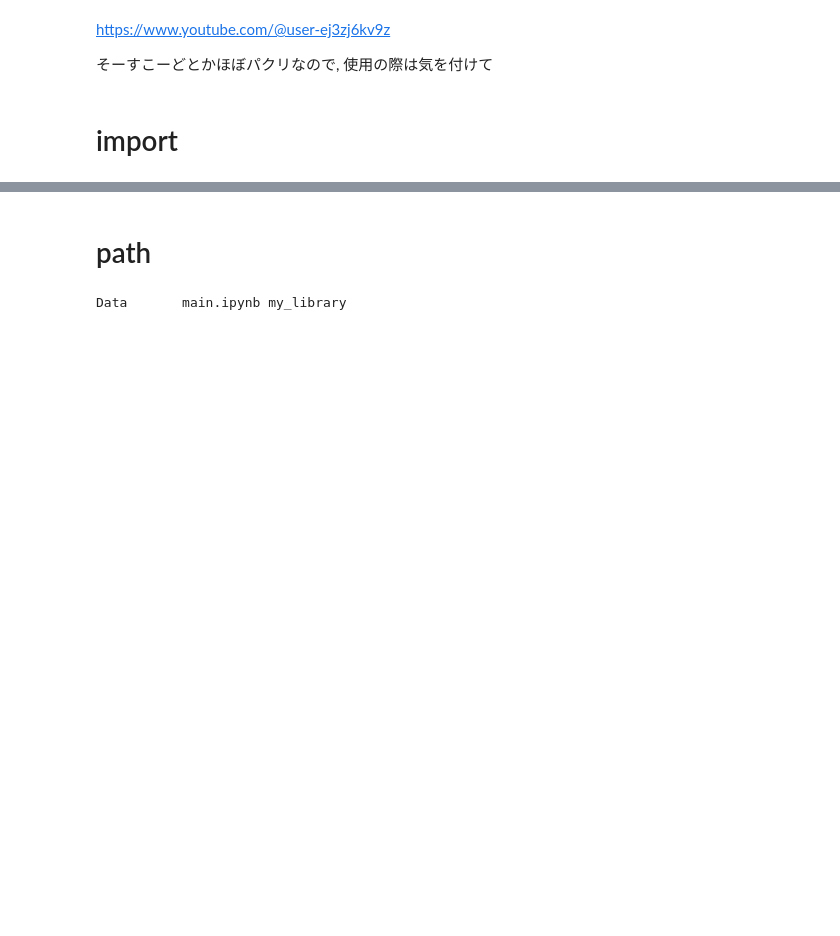
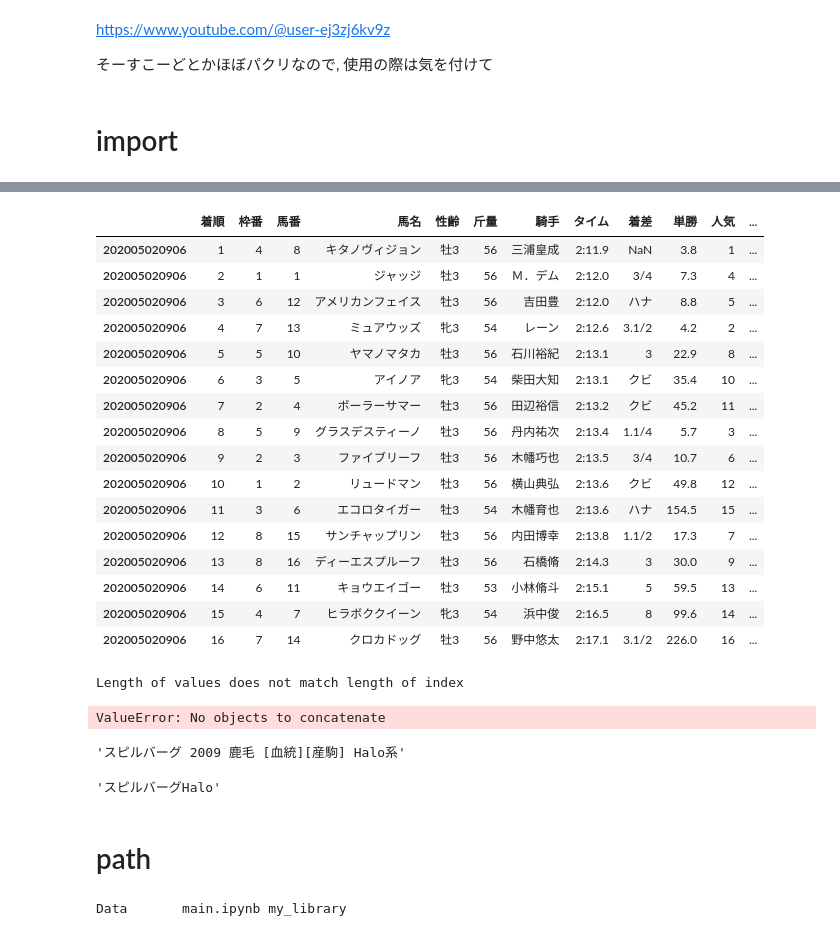
Before and after one commit to yodarjeering/horse_tmp, a Jupyter notebook: main.ipynb, the cells around one changed output, grey strips where cells are left out. Drawn from its saved outputs; the diff is of its cells as text; code cells hidden in the pictures; blank space fills up the shorter version.

```diff
--- a/main.ipynb
+++ b/main.ipynb
@@ -19,0 +27,7 @@ import pickle
+# %%
+race_results = load_csv(LocalPaths.RESULTS_PATH)
+horse_results = load_csv(LocalPaths.HORSE_RESULTS_PATH)
+peds = load_csv(LocalPaths.PEDS_PATH)
+peds.fillna('nan',inplace=True) # 何回やってもロードすると, nanが出る
+return_tables = load_csv(LocalPaths.RETURN_PATH)
+return_tables.rename(columns={'0':0,'1':1,'2':2,'3':3},inplace=True)# 毎回読み込むごとに, strに変換されてしまう
@@ -19,0 +110,22 @@ import pickle
+# %%
+race_id_list = race_results.index
+race_results_ = scrape_race_results(race_id_list[:2])
+race_results_
+# %% [output]
+|  | 着順 | 枠番 | 馬番 | 馬名 | 性齢 | 斤量 | 騎手 | タイム | 着差 | 単勝 | 人気 | ... |
+| 202005020906 | 1 | 4 | 8 | キタノヴィジョン | 牡3 | 56 | 三浦皇成 | 2:11.9 | NaN | 3.8 | 1 | ... |
+| 202005020906 | 2 | 1 | 1 | ジャッジ | 牡3 | 56 | Ｍ．デム | 2:12.0 | 3/4 | 7.3 | 4 | ... |
+| 202005020906 | 3 | 6 | 12 | アメリカンフェイス | 牡3 | 56 | 吉田豊 | 2:12.0 | ハナ | 8.8 | 5 | ... |
+| 202005020906 | 4 | 7 | 13 | ミュアウッズ | 牝3 | 54 | レーン | 2:12.6 | 3.1/2 | 4.2 | 2 | ... |
+| 202005020906 | 5 | 5 | 10 | ヤマノマタカ | 牡3 | 56 | 石川裕紀 | 2:13.1 | 3 | 22.9 | 8 | ... |
+| 202005020906 | 6 | 3 | 5 | アイノア | 牝3 | 54 | 柴田大知 | 2:13.1 | クビ | 35.4 | 10 | ... |
+| 202005020906 | 7 | 2 | 4 | ポーラーサマー | 牡3 | 56 | 田辺裕信 | 2:13.2 | クビ | 45.2 | 11 | ... |
+| 202005020906 | 8 | 5 | 9 | グラスデスティーノ | 牡3 | 56 | 丹内祐次 | 2:13.4 | 1.1/4 | 5.7 | 3 | ... |
+| 202005020906 | 9 | 2 | 3 | ファイブリーフ | 牡3 | 56 | 木幡巧也 | 2:13.5 | 3/4 | 10.7 | 6 | ... |
+| 202005020906 | 10 | 1 | 2 | リュードマン | 牡3 | 56 | 横山典弘 | 2:13.6 | クビ | 49.8 | 12 | ... |
+| 202005020906 | 11 | 3 | 6 | エコロタイガー | 牡3 | 54 | 木幡育也 | 2:13.6 | ハナ | 154.5 | 15 | ... |
+| 202005020906 | 12 | 8 | 15 | サンチャップリン | 牡3 | 56 | 内田博幸 | 2:13.8 | 1.1/2 | 17.3 | 7 | ... |
+| 202005020906 | 13 | 8 | 16 | ディーエスプルーフ | 牡3 | 56 | 石橋脩 | 2:14.3 | 3 | 30.0 | 9 | ... |
+| 202005020906 | 14 | 6 | 11 | キョウエイゴー | 牡3 | 53 | 小林脩斗 | 2:15.1 | 5 | 59.5 | 13 | ... |
+| 202005020906 | 15 | 4 | 7 | ヒラボククイーン | 牝3 | 54 | 浜中俊 | 2:16.5 | 8 | 99.6 | 14 | ... |
+| 202005020906 | 16 | 7 | 14 | クロカドッグ | 牡3 | 56 | 野中悠太 | 2:17.1 | 3.1/2 | 226.0 | 16 | ... |
@@ -20,3 +234,17 @@ import pickle
+# %%
+tmp = scrape_race_results(race_id_list[:2])
+# %% [output]
+Length of values does not match length of index
+ValueError: No objects to concatenate
+# %%
+ped.iloc[0]
+# %% [output]
+'スピルバーグ 2009 鹿毛 [血統][産駒] Halo系'
+# %%
+
+ped.iloc[0]
+# %% [output]
+'スピルバーグHalo'
 # %% [markdown]
 # path
 # %%
```
Also changed, not shown: parts of 14 cells of this notebook, 10 other files.
